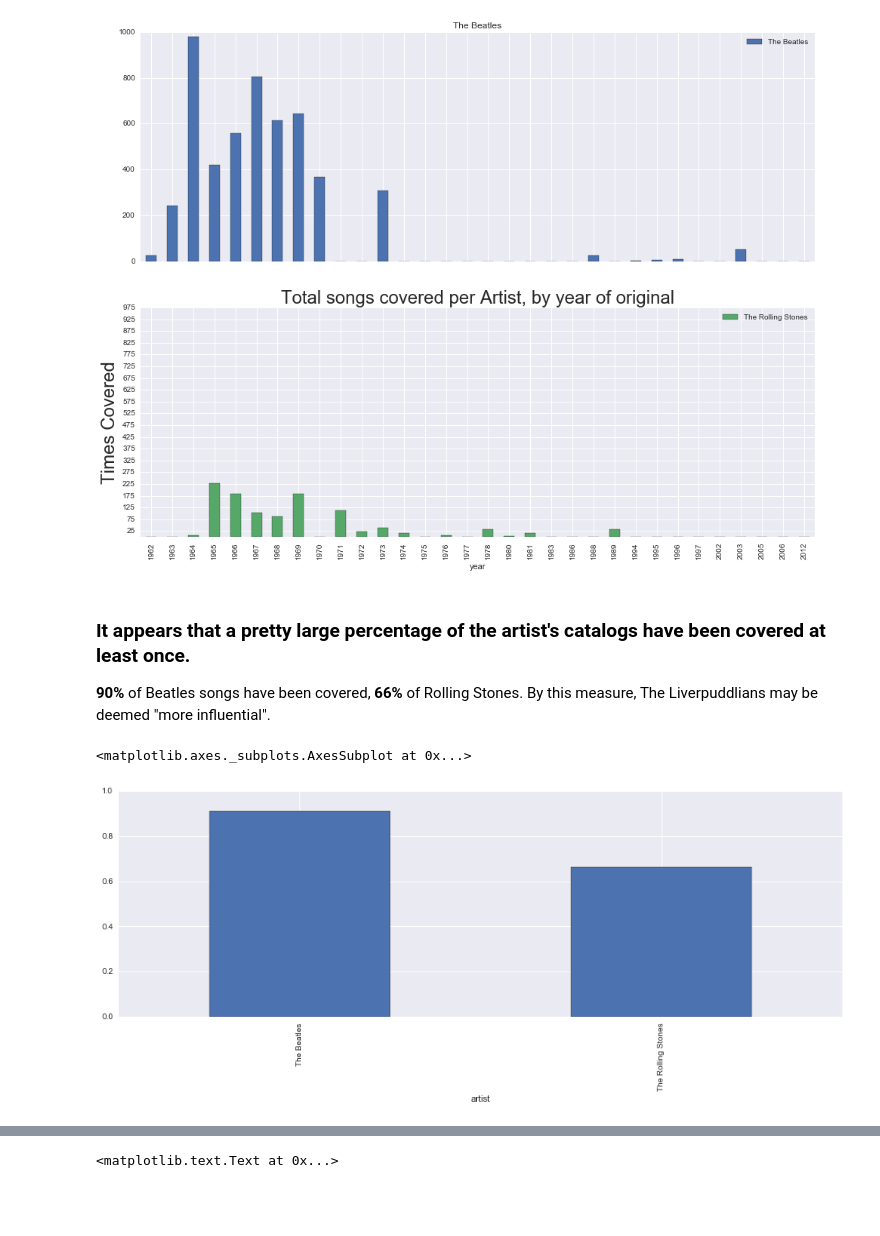
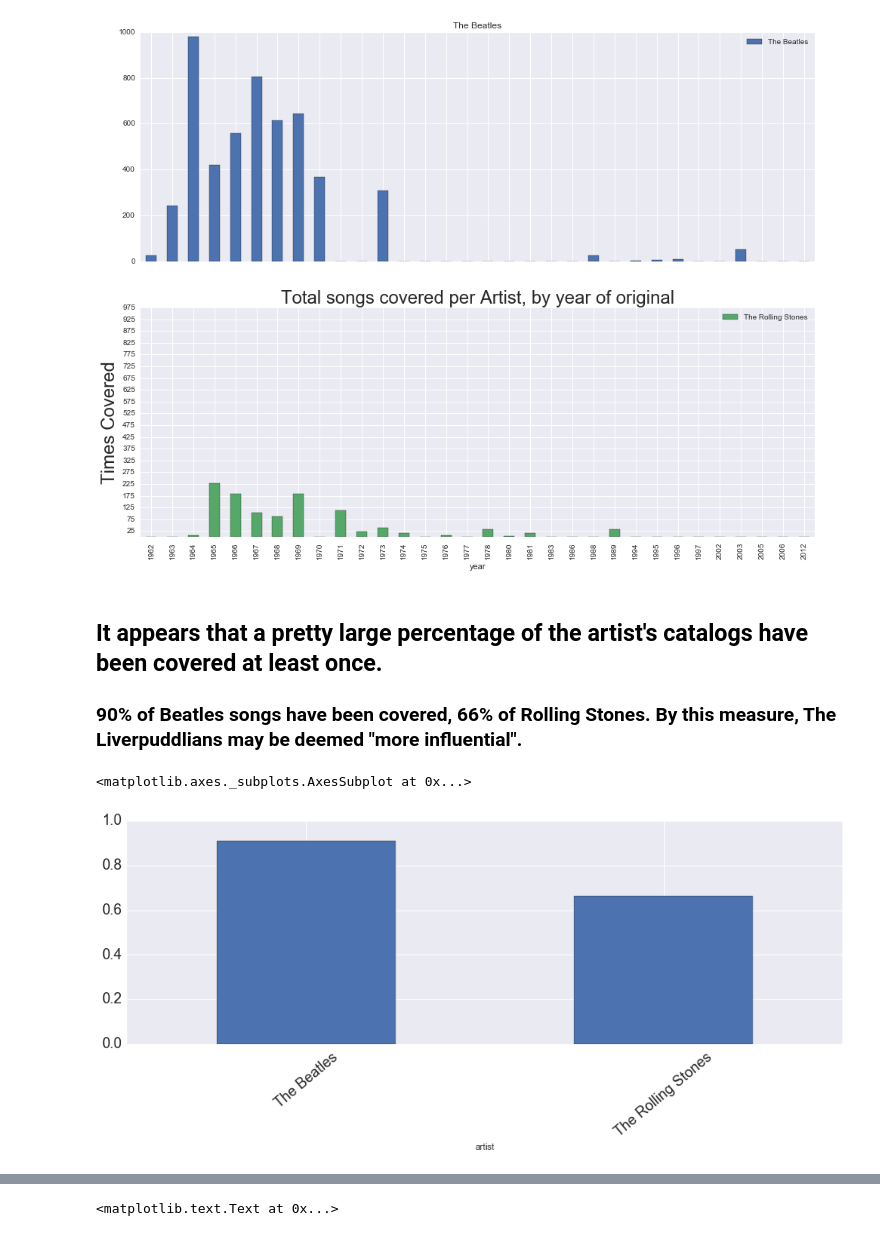
Before and after one commit to maxrose61/GA_DS, a Jupyter notebook: FInal_Project/Quantifying_Influence_Analysis_maxrose_DSFinal.ipynb, the cells around one changed output, grey strips where cells are left out. Saved outputs shown, nothing was run; the diff lists cells and outputs as text; code cells hidden in the pictures; blank space fills up the shorter version.

```diff
--- a/FInal_Project/Quantifying_Influence_Analysis_maxrose_DSFinal.ipynb
+++ b/FInal_Project/Quantifying_Influence_Analysis_maxrose_DSFinal.ipynb
@@ -157,12 +157,12 @@ plt.ylabel('Times Covered', size = 24)
 <matplotlib.text.Text at 0x...>
 [figure]
 # %% [markdown]
-### It appears that a pretty large percentage of the artist's catalogs have been covered at least once.<br>
-**90%** of Beatles songs have been covered, **66%** of Rolling Stones. By this measure, The Liverpuddlians may be deemed "more influential".
+## It appears that a pretty large percentage of the artist's catalogs have been covered at least once.<br>
+### **90%** of Beatles songs have been covered, **66%** of Rolling Stones. By this measure, The Liverpuddlians may be deemed "more influential".
 # %%
 # Throw out covers recorded by each band and see what percentage of their catalogs have been covered.
 inf = data[(data.is_cover == 0) & (data.is_covered == 1)].groupby('artist').workid.count()/data[(data.is_cover == 0)].groupby('artist').workid.count()
-inf.plot(kind='bar', figsize=(16,5))
+inf.plot(kind='bar', figsize=(16,5),fontsize=18,rot=40)
 # %% [output]
 <matplotlib.axes._subplots.AxesSubplot at 0x...>
-[figure, old version]
+[figure, new version]
```
Also changed, not shown: parts of 21 cells of this notebook, 7 other files.
